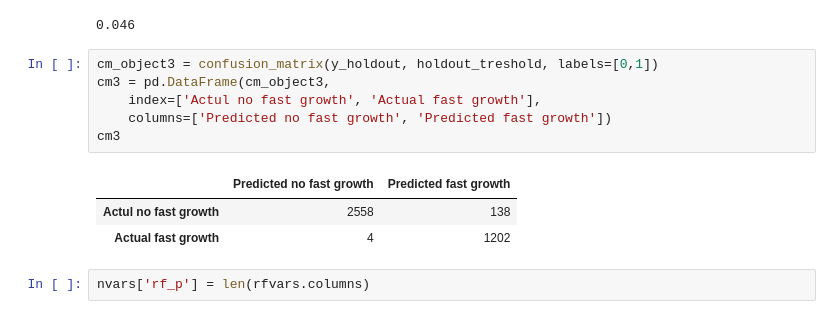
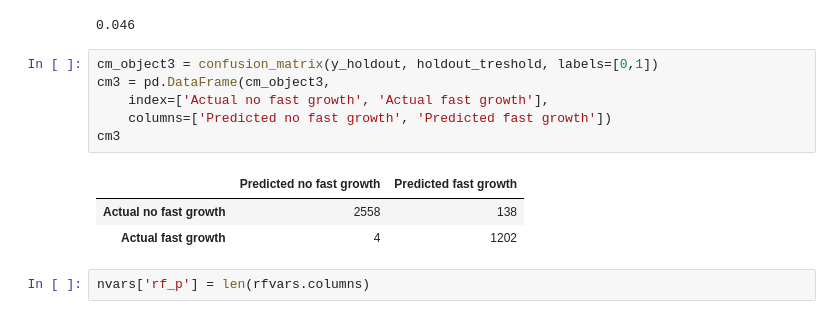
Before and after one commit to pgulushov/Prediction-with-Machine-Learning-for-Economists, a Jupyter notebook: ML3Analysis.ipynb, the cells around one changed output. Drawn from its saved outputs; the diff is of its cells as text.

```diff
--- a/ML3Analysis.ipynb
+++ b/ML3Analysis.ipynb
@@ -768,12 +768,12 @@ round(expected_loss_holdout, 3)
 # %%
 cm_object3 = confusion_matrix(y_holdout, holdout_treshold, labels=[0,1])
 cm3 = pd.DataFrame(cm_object3,
-    index=['Actul no fast growth', 'Actual fast growth'],
+    index=['Actual no fast growth', 'Actual fast growth'],
     columns=['Predicted no fast growth', 'Predicted fast growth'])
 cm3
 # %% [output]
 |  | Predicted no fast growth | Predicted fast growth |
-| Actul no fast growth | 2558 | 138 |
+| Actual no fast growth | 2558 | 138 |
 | Actual fast growth | 4 | 1202 |
 # %%
 nvars['rf_p'] = len(rfvars.columns)
```
Also changed, not shown: parts of 3 cells of this notebook.
